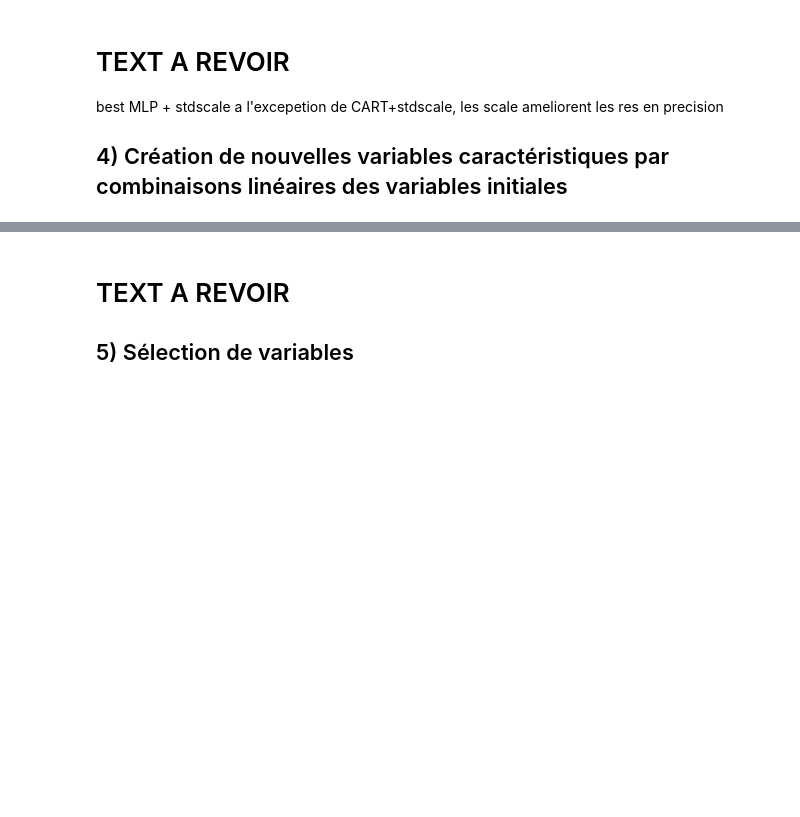
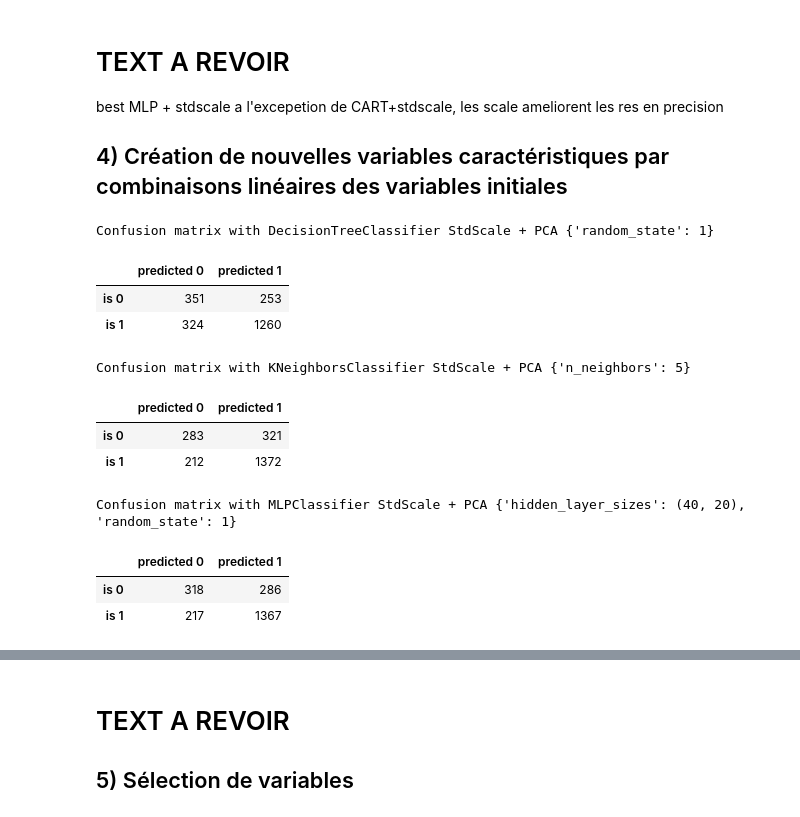
Before and after one commit to tyrosine-rex/tp_taa_apprentissage_supervisee, a Jupyter notebook: source/tp.ipynb, the cells around one changed output, grey strips where cells are left out. Cells and saved outputs as stored; diff of their text form; code cells hidden in the pictures; blank space fills up the shorter version.

```diff
--- a/source/tp.ipynb
+++ b/source/tp.ipynb
@@ -216,36 +213,40 @@ a l'excepetion de CART+stdscale, les scale ameliorent les res en precision
 # %%
 from sklearn.decomposition import PCA
 
-# init PCA
+# PCA computation
 pca = PCA()
 pca.fit(xtrain_ss)
+pca_train, pca_test = pca.transform(xtrain_ss), pca.transform(xtest_ss)
 
-# PCA computation
-pca_train = pca.transform(xtrain_ss)
-pca_test = pca.transform(xtest_ss)
-
-# add 1, 2, 3 PCA axis to std scalled xtrain and xtest
+# bind the 3 first PCA axis to std scalled x datas
 xtrain_ss_pca = np.column_stack((xtrain_ss, pca_train[:, :3]))
 xtest_ss_pca = np.column_stack((xtest_ss, pca_test[:, :3]))
 # %%
-# CART tree + StdScale + PCA
-newline, _ = test_model(xtrain_ss_pca, ytrain, xtest_ss_pca, ytest,
-                        DecisionTreeClassifier, random_state=1,
-                        comment="StdScale + PCA")
-comparative_df = pd.concat([comparative_df, newline], ignore_index=True)
+datas_ss_pca = (xtrain_ss_pca, ytrain, xtest_ss_pca, ytest)
 
-# K voisins + StdScale + PCA
-newline, _ = test_model(xtrain_ss_pca, ytrain, xtest_ss_pca, ytest,
-                                KNeighborsClassifier, n_neighbors=5,
-                                comment="StdScale + PCA")
-comparative_df = pd.concat([comparative_df, newline], ignore_index=True)
+# CART test with StdScaling + 3 axis PCA
+cart_test_ss_pca = test_model(*datas_ss_pca, DecisionTreeClassifier, random_state=1, comment="StdScale + PCA")
 
-# perceptron multicouche 40-20 + StdScale + PCA
-newline, _ = test_model(xtrain_ss_pca, ytrain, xtest_ss_pca, ytest,
-                                MLPClassifier, hidden_layer_sizes=(40, 20), random_state=1,
-                                comment="StdScale + PCA")
-comparative_df = pd.concat([comparative_df, newline], ignore_index=True)
+# KNN test with StdScaling + 3 axis PCA
+knn_test_ss_pca = test_model(*datas_ss_pca, KNeighborsClassifier, n_neighbors=5, comment="StdScale + PCA")
 
-#drop duplicate line (if multiple evaluations of this cell)
+# MLP test with StdScaling + 3 axis PCA
+mlp_test_ss_pca = test_model(*datas_ss_pca, MLPClassifier, hidden_layer_sizes=(40, 20), random_state=1, comment="StdScale + PCA")
+
+comparative_df = pd.concat([comparative_df, cart_test_ss_pca, knn_test_ss_pca, mlp_test_ss_pca], ignore_index=True)
+#drop duplicate line (if multiple evaluations above cells)
 comparative_df = comparative_df.drop_duplicates()
+# %% [output]
+Confusion matrix with DecisionTreeClassifier StdScale + PCA {'random_state': 1}
+|  | predicted 0 | predicted 1 |
+| is 0 | 351 | 253 |
+| is 1 | 324 | 1260 |
+Confusion matrix with KNeighborsClassifier StdScale + PCA {'n_neighbors': 5}
+|  | predicted 0 | predicted 1 |
+| is 0 | 283 | 321 |
+| is 1 | 212 | 1372 |
+Confusion matrix with MLPClassifier StdScale + PCA {'hidden_layer_sizes': (40, 20), 'random_state': 1}
+|  | predicted 0 | predicted 1 |
+| is 0 | 318 | 286 |
+| is 1 | 217 | 1367 |
 # %%
```
Also changed, not shown: parts of 26 cells of this notebook.
